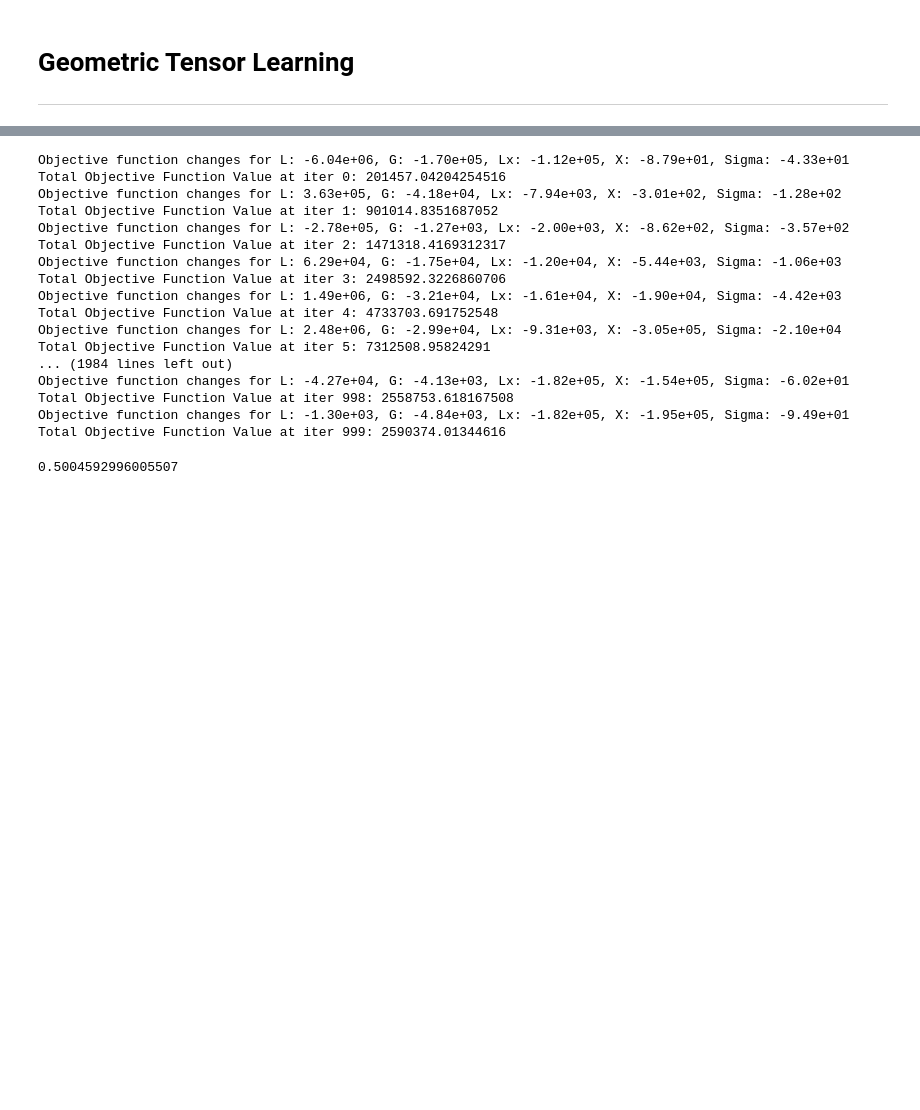
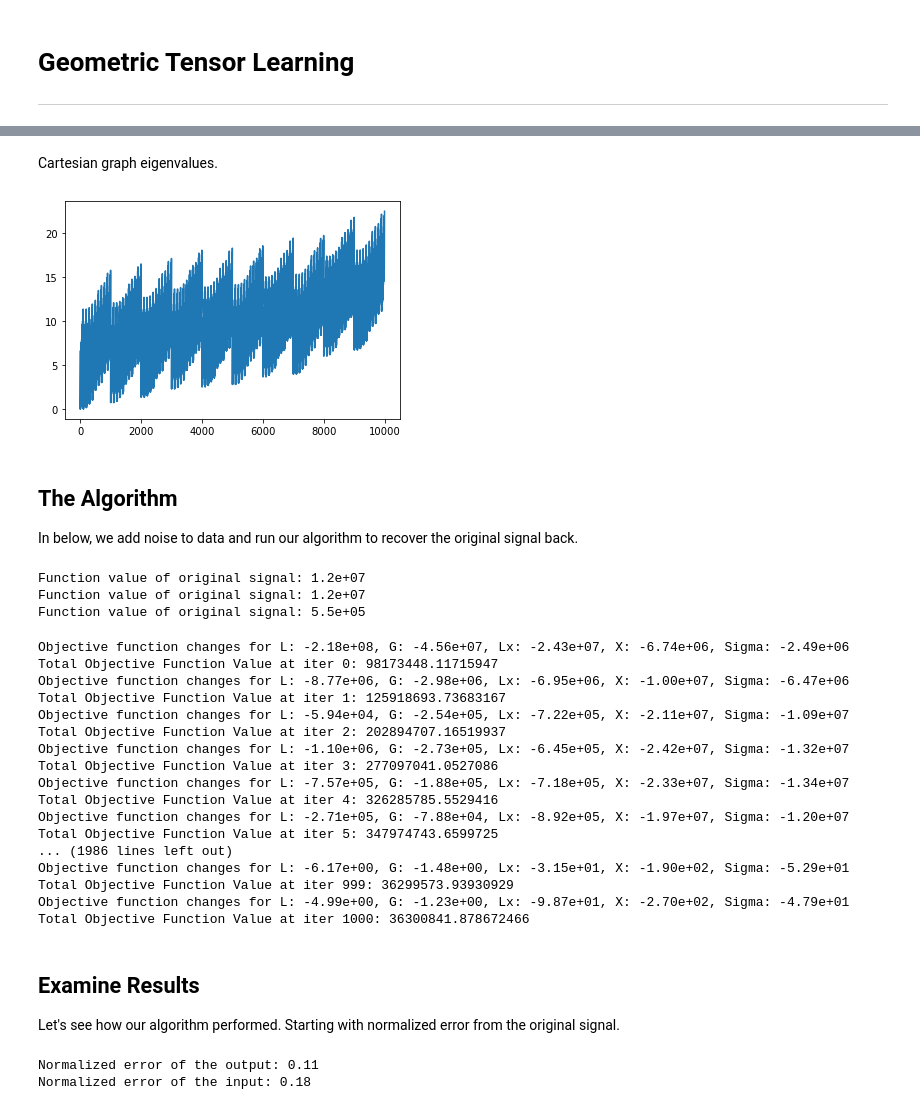
Before and after one commit to mrsfgl/geometric_tensor_learning, a Jupyter notebook: notebooks/scratch.ipynb, the cells around one changed output, grey strips where cells are left out. Saved outputs shown, nothing was run; the diff lists cells and outputs as text; code cells hidden in the pictures; blank space fills up the shorter version.

```diff
--- a/notebooks/scratch.ipynb
+++ b/notebooks/scratch.ipynb
@@ -82,3 +122,14 @@ Y = contaminate_signal(X_smooth, target_SNR=15)
+# %% [markdown]
+Cartesian graph eigenvalues.
+# %%
+plt.plot(W_all)
+plt.show()
+# %% [output]
+[figure, added]
+# %% [markdown]
+## The Algorithm
+
+In below, we add noise to data and run our algorithm to recover the original signal back.
 # %%
 def initialize_nograd(n, sizes):
     # Parameters
@@ -107,3 +158,18 @@ def initialize_nograd(n, sizes):
     return L, G_var, Lx, X, Sigma, Lambda, alpha, theta, gamma
 # %%
 L, G_var, Lx, X, Sigma, Lambda, alpha, theta, gamma = initialize_nograd(n, sizes)
+# %%
+# Function value for original X
+X_rep = [X_smooth for i in range(n)]
+err_orig = fn_val_L(X_smooth, Y, Lx, G_var, Lambda[:2], alpha[:2])[1]
+smooth_orig = fn_val_G(X_rep, X_smooth, Phi, Lambda[0], alpha[0], gamma)[1]
+x_sigma = [t2m(X_smooth,i)@t2m(X_smooth,i).transpose() for i in range(n)]
+comm_orig = fnval_Sigma(x_sigma, Lx, X, Phi, Lambda[3], alpha[3], theta)[1]
+
+print('Function value of original signal: {:.1e}'.format(err_orig))
+print('Function value of original signal: {:.1e}'.format(sum(smooth_orig)))
+print('Function value of original signal: {:.1e}'.format(sum(comm_orig)))
+# %% [output]
+Function value of original signal: 1.2e+07
+Function value of original signal: 1.2e+07
+Function value of original signal: 5.5e+05
@@ -110,5 +179,6 @@ L, G_var, Lx, X, Sigma, Lambda, alpha, theta, gamma = initialize_nograd(n, sizes
 # %%
 G_inv = [np.linalg.inv(gamma[i]*Phi[i] + alpha[0][i]*np.identity(sizes[i])) for i in range(n)]
+max_iter = 1000
 iter = 0
 fval_tot = []
 # ADMM Loop
@@ -119,7 +189,7 @@ while True:
     for i in range(n):
         temp += alpha[0][i]*(G_var[i] + Lambda[0][i])
         temp += alpha[1][i]*(Lx[i] + Lambda[1][i])
-    L = temp/(sum(alpha[0]) + sum(alpha[1]))
+    L = temp/(1+sum(alpha[0]) + sum(alpha[1]))
     L[~Y.mask] = L[~Y.mask] + Y[~Y.mask]/(sum(alpha[0]) + sum(alpha[1]) + 1)
     fval_data = fn_val_L(L, Y, Lx, G_var, Lambda[:2], alpha[:2])
     fval_data_change = fval_data[0]-prev_val
@@ -156,28 +226,33 @@ while True:
     print('Total Objective Function Value at iter {}: {}'.format(iter, fval_tot[-1]))
     # Dual Update
     Lambda = update_Lambda(Lambda,L,Lx,X,G_var,Sigma)[0]
-    if iter%1000==999:
+    if iter==max_iter:
         break
     iter += 1
 # %% [output]
-Objective function changes for L: -6.04e+06, G: -1.70e+05, Lx: -1.12e+05, X: -8.79e+01, Sigma: -4.33e+01
-Total Objective Function Value at iter 0: 201457.04204254516
-Objective function changes for L: 3.63e+05, G: -4.18e+04, Lx: -7.94e+03, X: -3.01e+02, Sigma: -1.28e+02
-Total Objective Function Value at iter 1: 901014.8351687052
-Objective function changes for L: -2.78e+05, G: -1.27e+03, Lx: -2.00e+03, X: -8.62e+02, Sigma: -3.57e+02
-Total Objective Function Value at iter 2: 1471318.4169312317
-Objective function changes for L: 6.29e+04, G: -1.75e+04, Lx: -1.20e+04, X: -5.44e+03, Sigma: -1.06e+03
-Total Objective Function Value at iter 3: 2498592.3226860706
-Objective function changes for L: 1.49e+06, G: -3.21e+04, Lx: -1.61e+04, X: -1.90e+04, Sigma: -4.42e+03
-Total Objective Function Value at iter 4: 4733703.691752548
-Objective function changes for L: 2.48e+06, G: -2.99e+04, Lx: -9.31e+03, X: -3.05e+05, Sigma: -2.10e+04
-Total Objective Function Value at iter 5: 7312508.95824291
-... (1984 lines left out)
-Objective function changes for L: -4.27e+04, G: -4.13e+03, Lx: -1.82e+05, X: -1.54e+05, Sigma: -6.02e+01
-Total Objective Function Value at iter 998: 2558753.618167508
-Objective function changes for L: -1.30e+03, G: -4.84e+03, Lx: -1.82e+05, X: -1.95e+05, Sigma: -9.49e+01
-Total Objective Function Value at iter 999: 2590374.01344616
+Objective function changes for L: -2.18e+08, G: -4.56e+07, Lx: -2.43e+07, X: -6.74e+06, Sigma: -2.49e+06
+Total Objective Function Value at iter 0: 98173448.11715947
+Objective function changes for L: -8.77e+06, G: -2.98e+06, Lx: -6.95e+06, X: -1.00e+07, Sigma: -6.47e+06
+Total Objective Function Value at iter 1: 125918693.73683167
+Objective function changes for L: -5.94e+04, G: -2.54e+05, Lx: -7.22e+05, X: -2.11e+07, Sigma: -1.09e+07
+Total Objective Function Value at iter 2: 202894707.16519937
+Objective function changes for L: -1.10e+06, G: -2.73e+05, Lx: -6.45e+05, X: -2.42e+07, Sigma: -1.32e+07
+Total Objective Function Value at iter 3: 277097041.0527086
+Objective function changes for L: -7.57e+05, G: -1.88e+05, Lx: -7.18e+05, X: -2.33e+07, Sigma: -1.34e+07
+Total Objective Function Value at iter 4: 326285785.5529416
+Objective function changes for L: -2.71e+05, G: -7.88e+04, Lx: -8.92e+05, X: -1.97e+07, Sigma: -1.20e+07
+Total Objective Function Value at iter 5: 347974743.6599725
+... (1986 lines left out)
+Objective function changes for L: -6.17e+00, G: -1.48e+00, Lx: -3.15e+01, X: -1.90e+02, Sigma: -5.29e+01
+Total Objective Function Value at iter 999: 36299573.93930929
+Objective function changes for L: -4.99e+00, G: -1.23e+00, Lx: -9.87e+01, X: -2.70e+02, Sigma: -4.79e+01
+Total Objective Function Value at iter 1000: 36300841.878672466
-# %%
-norm(X_smooth-L)/norm(X_smooth)
-# %% [output]
-0.5004592996005507
+# %% [markdown]
+## Examine Results
+Let's see how our algorithm performed. Starting with normalized error from the original signal.
+# %%
+print('Normalized error of the output: {:.2f}'.format(norm(X_smooth-L)/norm(X_smooth)))
+print('Normalized error of the input: {:.2f}'.format(norm(X_smooth-Y)/norm(X_smooth)))
+# %% [output]
+Normalized error of the output: 0.11
+Normalized error of the input: 0.18
```
Also changed, not shown: parts of 27 cells of this notebook, 4 other files.
